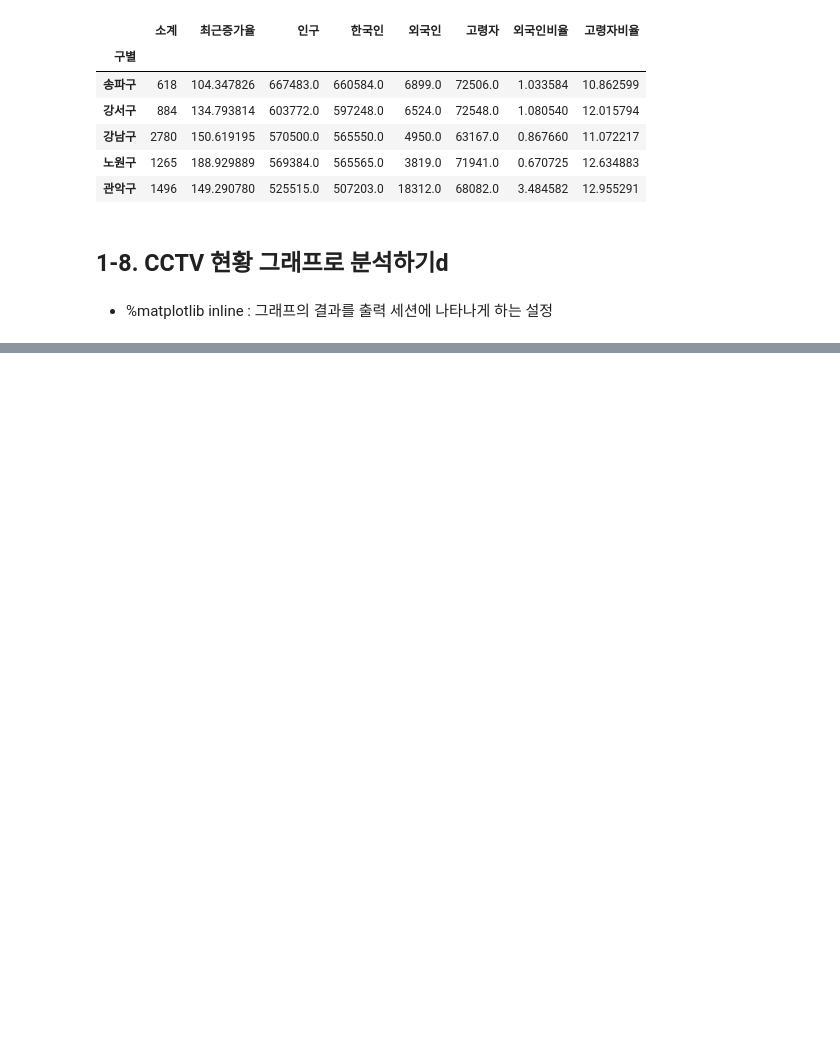
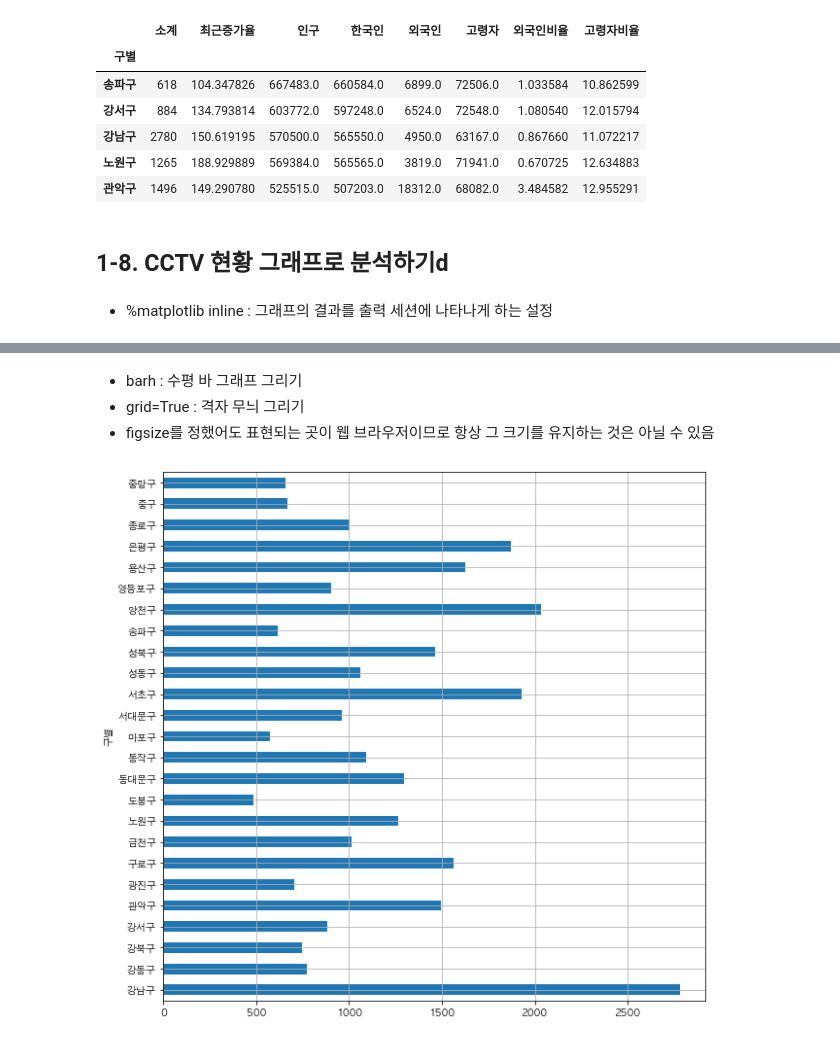
Before and after one commit to 2hongbi/ds-study, a Jupyter notebook: src/서울시구별CCTV현황분석.ipynb, the cells around one changed output, grey strips where cells are left out. Saved outputs shown, nothing was run; the diff lists cells and outputs as text; code cells hidden in the pictures; blank space fills up the shorter version.

```diff
--- a/src/서울시구별CCTV현황분석.ipynb
+++ b/src/서울시구별CCTV현황분석.ipynb
@@ -326,0 +337,9 @@ else:
+# %% [markdown]
+* barh : 수평 바 그래프 그리기
+* grid=True : 격자 무늬 그리기
+* figsize를 정했어도 표현되는 곳이 웹 브라우저이므로 항상 그 크기를 유지하는 것은 아닐 수 있음
+# %%
+data_result['소계'].plot(kind='barh', grid=True, figsize=(10, 10))
+plt.show()
+# %% [output]
+[figure, added]
```
Also changed, not shown: parts of 14 cells of this notebook.
